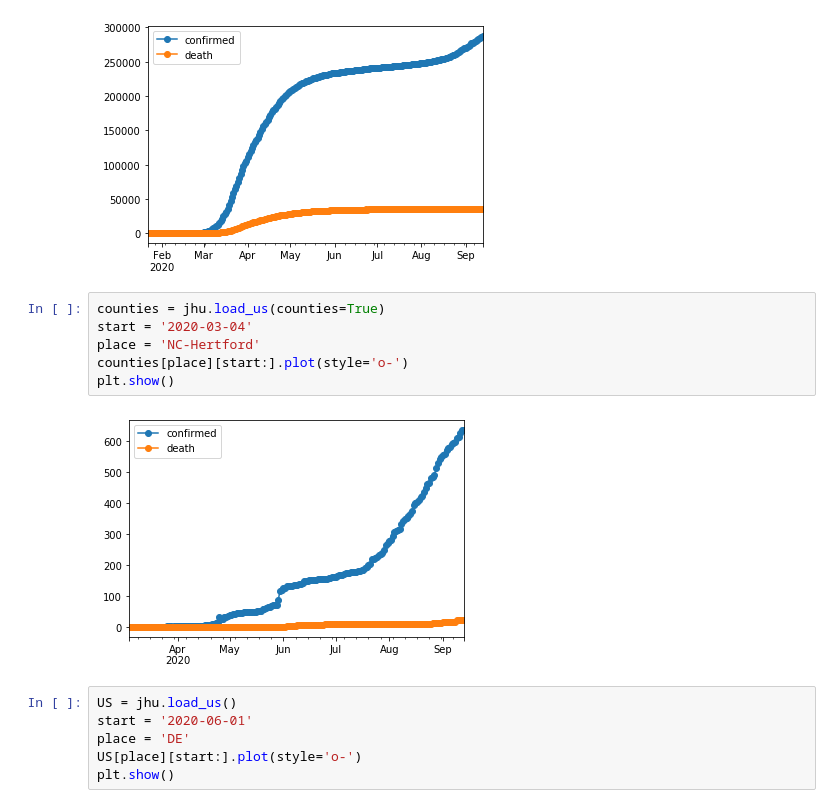
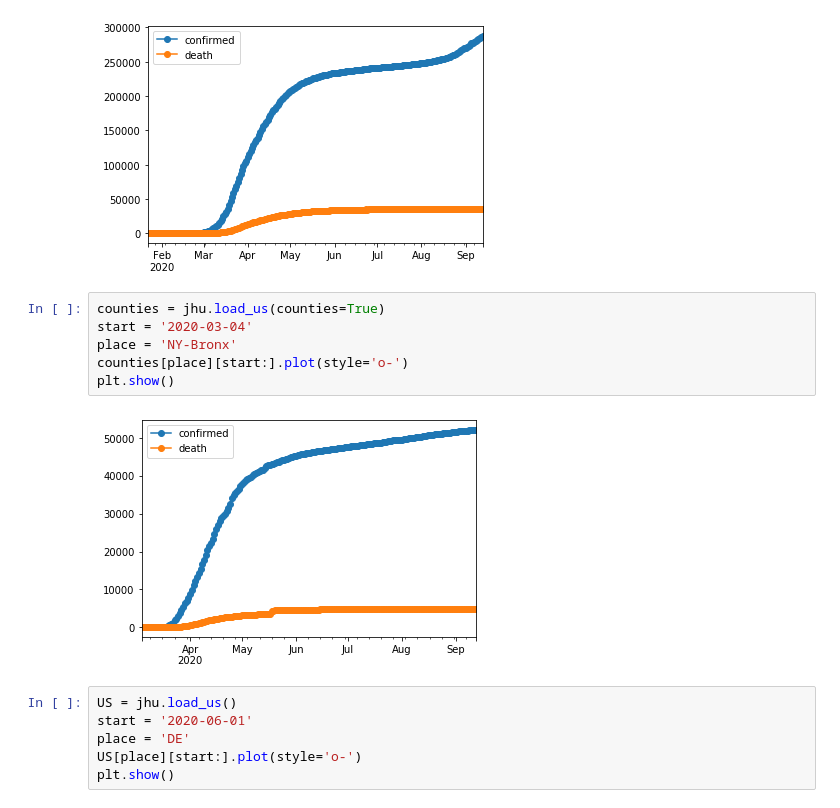
Before and after one commit to dsheldon/covid, a Jupyter notebook: scratch/JHU Data.ipynb, the cells around one changed output. Saved outputs shown, nothing was run; the diff lists cells and outputs as text.

```diff
--- a/scratch/JHU Data.ipynb
+++ b/scratch/JHU Data.ipynb
@@ -16,11 +16,11 @@ plt.show()
 # %%
 counties = jhu.load_us(counties=True)
 start = '2020-03-04'
-place = 'NC-Hertford'
+place = 'NY-Bronx'
 counties[place][start:].plot(style='o-')
 plt.show()
 # %% [output]
-[figure, old version]
+[figure, new version]
 # %%
 US = jhu.load_us()
 start = '2020-06-01'
```
Also changed, not shown: parts of 2 cells of this notebook, 5 other files.
